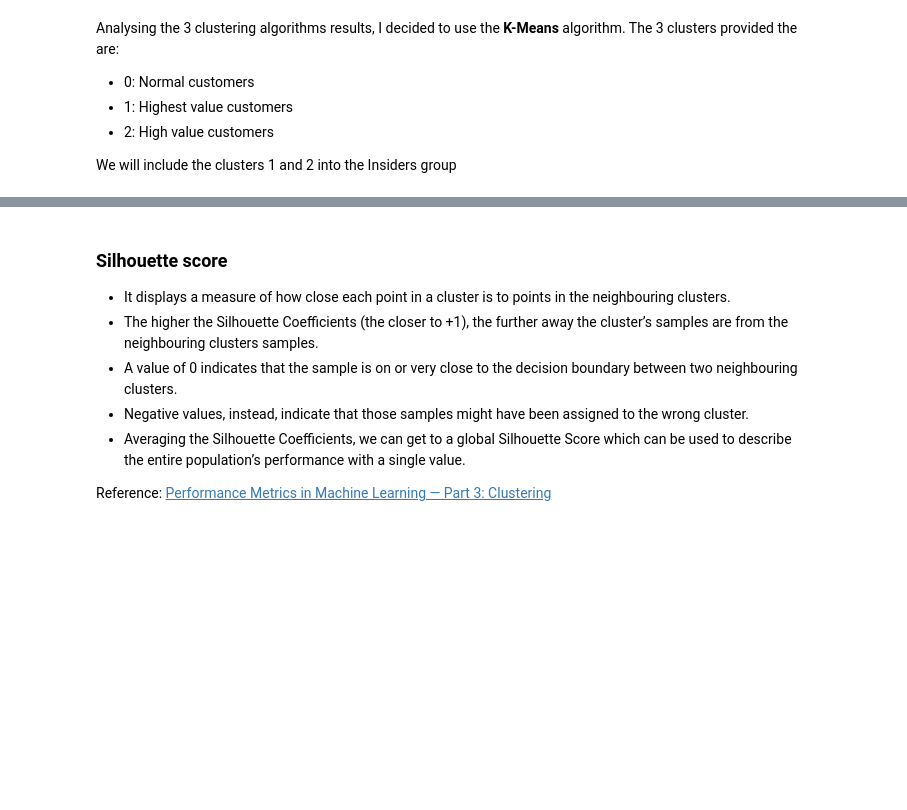
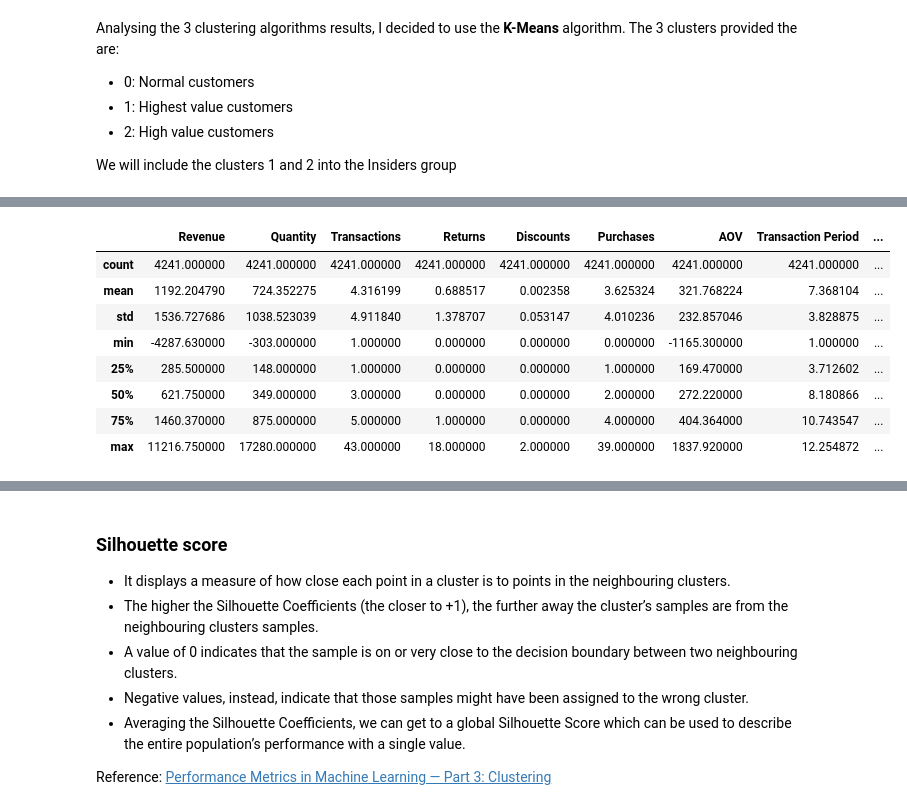
Before and after one commit to henriqueumeda/High-Value-Customers-Identification, a Jupyter notebook: Insiders - All In One Place.ipynb, the cells around one changed output, grey strips where cells are left out. Saved outputs shown, nothing was run; the diff lists cells and outputs as text; code cells hidden in the pictures; blank space fills up the shorter version.

```diff
--- a/Insiders - All In One Place.ipynb
+++ b/Insiders - All In One Place.ipynb
@@ -1164,3 +1212,15 @@ df_clust.describe()
 | 50% | 648.075000 | 365.000000 | 3.000000 | 0.000000 | 0.000000 | 2.000000 | 280.353333 | 8.312286 | ... |
 | 75% | 1611.725000 | 962.250000 | 5.000000 | 1.000000 | 0.000000 | 5.000000 | 420.640000 | 10.874967 | ... |
 | max | 279489.020000 | 196719.000000 | 248.000000 | 46.000000 | 35.000000 | 210.000000 | 7178.633333 | 12.254872 | ... |
+# %%
+df_clust[df_clust['Cluster']==0].describe()
+# %% [output]
+|  | Revenue | Quantity | Transactions | Returns | Discounts | Purchases | AOV | Transaction Period | ... |
+| count | 4241.000000 | 4241.000000 | 4241.000000 | 4241.000000 | 4241.000000 | 4241.000000 | 4241.000000 | 4241.000000 | ... |
+| mean | 1192.204790 | 724.352275 | 4.316199 | 0.688517 | 0.002358 | 3.625324 | 321.768224 | 7.368104 | ... |
+| std | 1536.727686 | 1038.523039 | 4.911840 | 1.378707 | 0.053147 | 4.010236 | 232.857046 | 3.828875 | ... |
+| min | -4287.630000 | -303.000000 | 1.000000 | 0.000000 | 0.000000 | 0.000000 | -1165.300000 | 1.000000 | ... |
+| 25% | 285.500000 | 148.000000 | 1.000000 | 0.000000 | 0.000000 | 1.000000 | 169.470000 | 3.712602 | ... |
+| 50% | 621.750000 | 349.000000 | 3.000000 | 0.000000 | 0.000000 | 2.000000 | 272.220000 | 8.180866 | ... |
+| 75% | 1460.370000 | 875.000000 | 5.000000 | 1.000000 | 0.000000 | 4.000000 | 404.364000 | 10.743547 | ... |
+| max | 11216.750000 | 17280.000000 | 43.000000 | 18.000000 | 2.000000 | 39.000000 | 1837.920000 | 12.254872 | ... |
```
Also changed, not shown: parts of 12 cells of this notebook, 32 other files.
